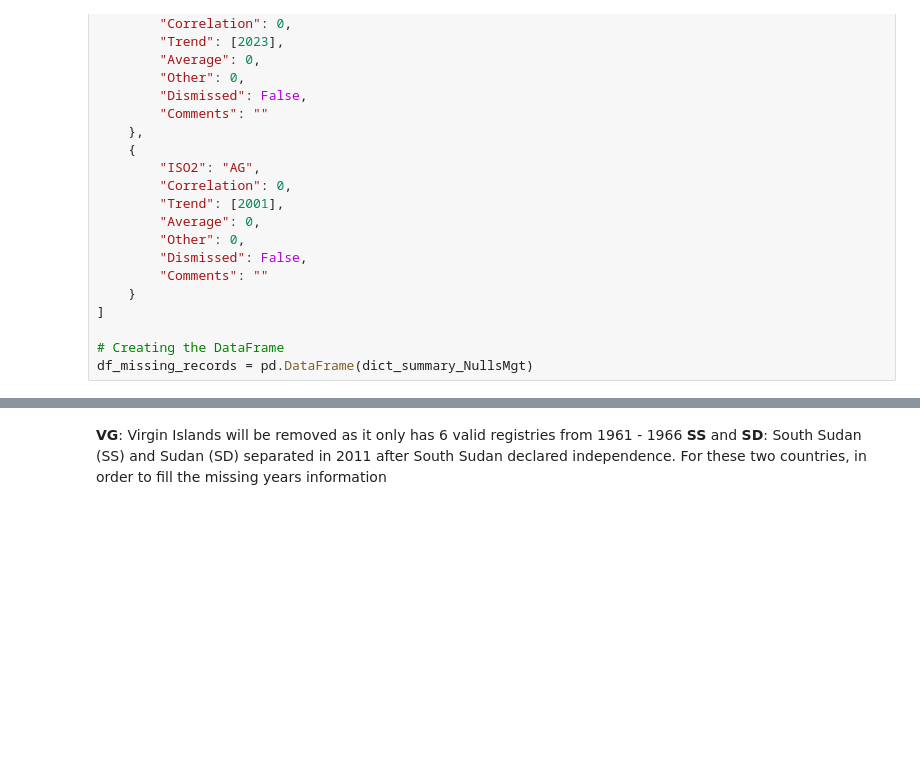
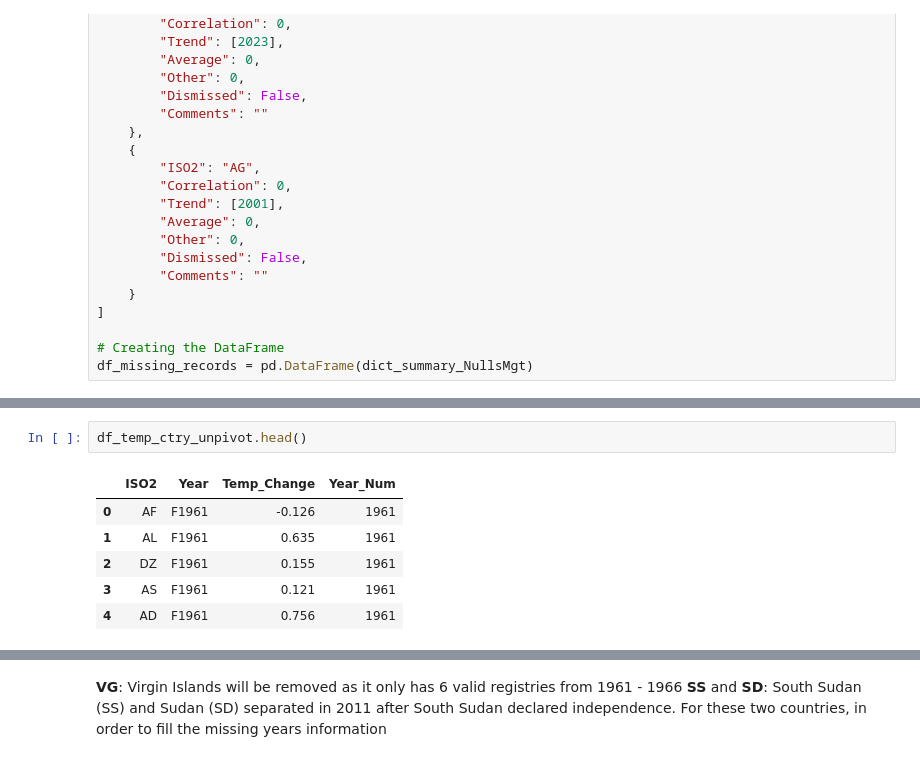
Before and after one commit to VarenkaRico/VarenkaRico.github.io, a Jupyter notebook: IMF_ClimateData/ChangeTemp_Analysis.ipynb, the cells around one changed output, grey strips where cells are left out. Saved outputs shown, nothing was run; the diff lists cells and outputs as text; blank space fills up the shorter version.

```diff
--- a/IMF_ClimateData/ChangeTemp_Analysis.ipynb
+++ b/IMF_ClimateData/ChangeTemp_Analysis.ipynb
@@ -1490,2 +1508,11 @@ SD_corr.SD
+# %%
+df_temp_ctry_unpivot.head()
+# %% [output]
+|  | ISO2 | Year | Temp_Change | Year_Num |
+| 0 | AF | F1961 | -0.126 | 1961 |
+| 1 | AL | F1961 | 0.635 | 1961 |
+| 2 | DZ | F1961 | 0.155 | 1961 |
+| 3 | AS | F1961 | 0.121 | 1961 |
+| 4 | AD | F1961 | 0.756 | 1961 |
 # %%
 plt.plot(df_temp_ctry_unpivot.Year[df_temp_ctry_unpivot["ISO2"] == "SS"],
```
Also changed, not shown: parts of 8 cells of this notebook, 5 other files.
